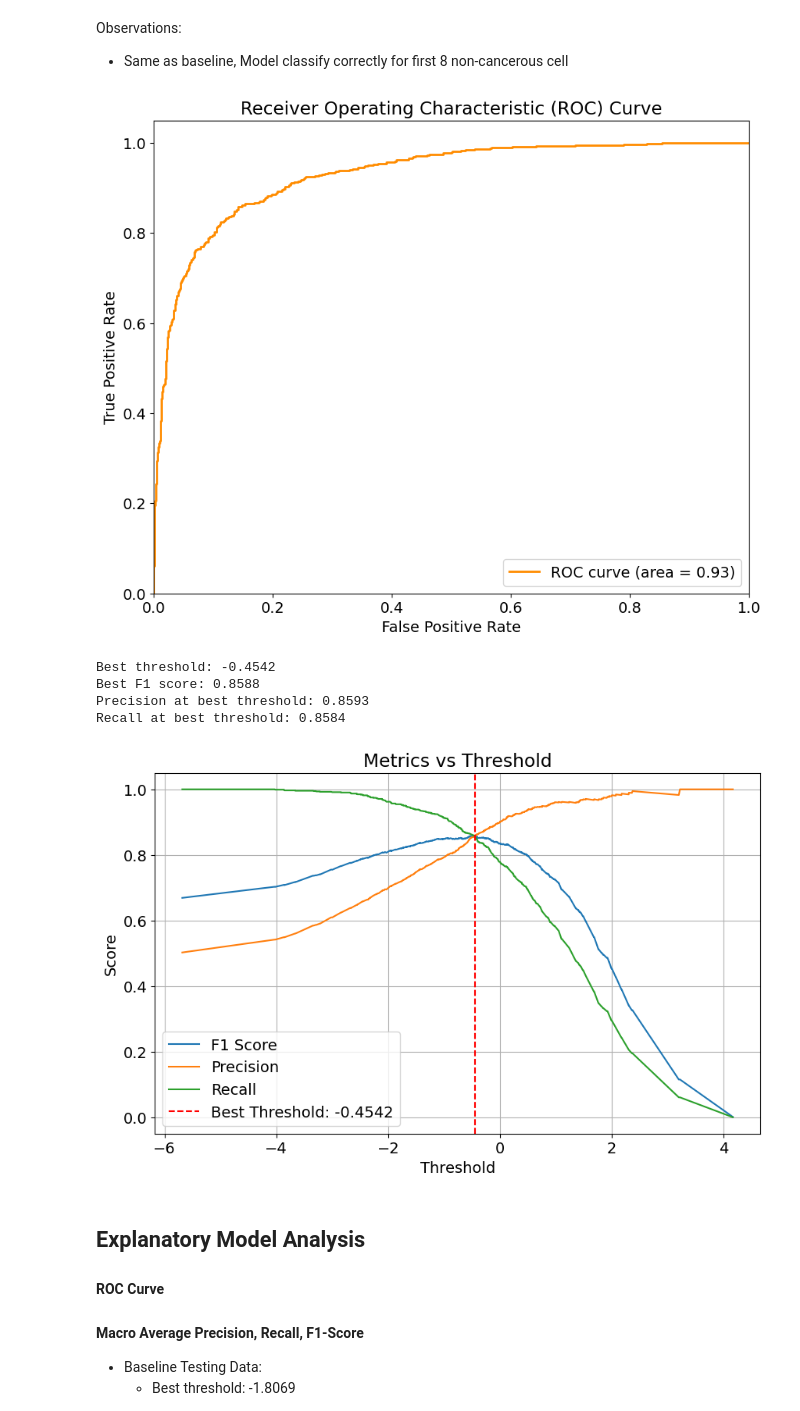
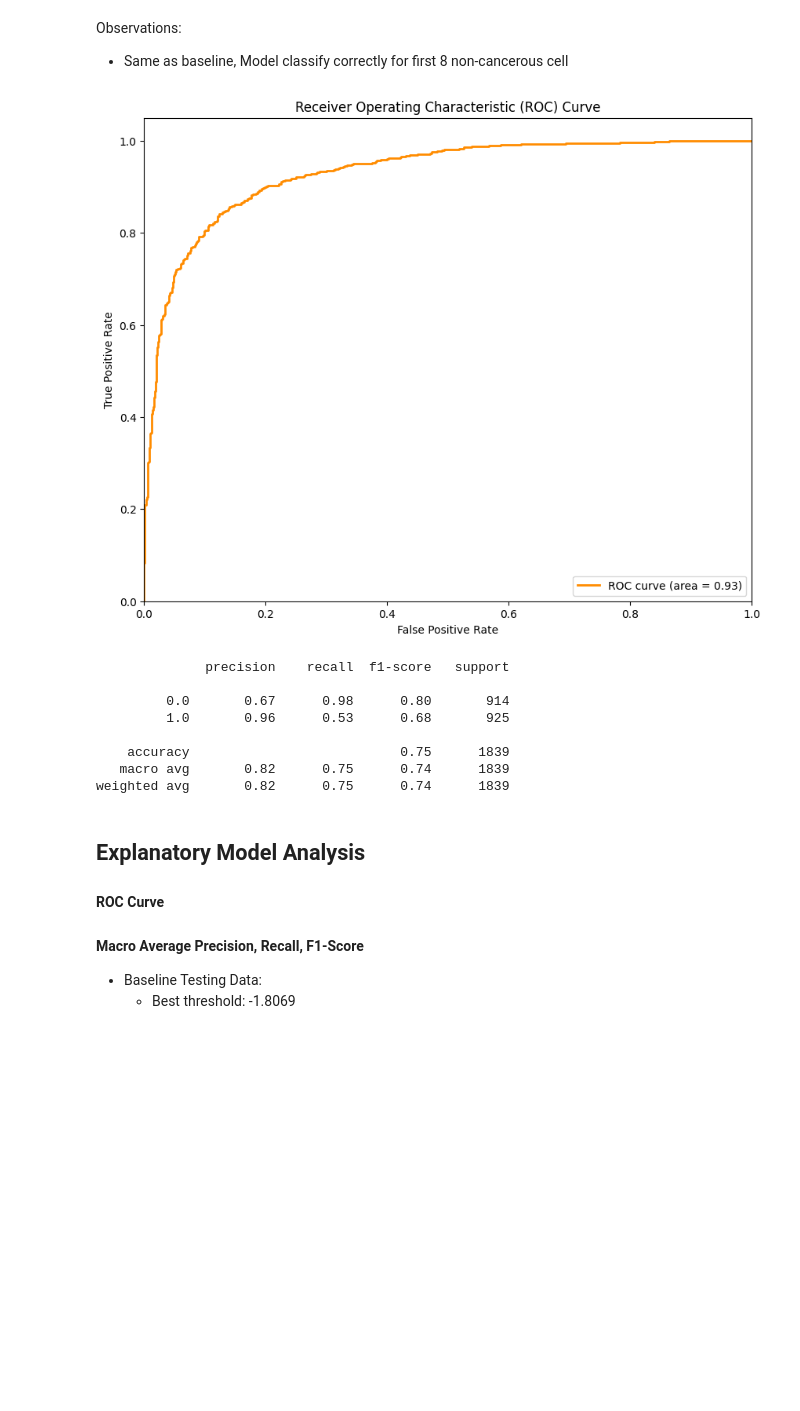
Before and after one commit to Strongsoon/machineLearning, a Jupyter notebook: s3955624_s3899816.ipynb, the cells around one changed output. Saved outputs shown, nothing was run; the diff lists cells and outputs as text; code cells hidden in the pictures; blank space fills up the shorter version.

Commit message:
Added CNN for isCancerous, add classification report for MLP and CNN

```diff
--- a/s3955624_s3899816.ipynb
+++ b/s3955624_s3899816.ipynb
@@ -1720,7 +1736,7 @@ batch_size = 27
 
 isCancerous_base_nn_mlp_train_generator = train_datagen.flow_from_dataframe(
         dataframe=isCancerous_nn_train_data,
-        directory='./patch_images/',
+        directory='./machineLearning/patch_images/',
         x_col="ImageName",
         y_col="isCancerous",
         target_size=(27, 27),
@@ -1730,7 +1746,7 @@ isCancerous_base_nn_mlp_train_generator = train_datagen.flow_from_dataframe(
 
 isCancerous_base_nn_mlp_validation_generator = val_datagen.flow_from_dataframe(
         dataframe=isCancerous_nn_val_data,
-        directory='./patch_images/',
+        directory='./machineLearning/patch_images/',
         x_col="ImageName",
         y_col="isCancerous",
         target_size=(27, 27),
@@ -1833,7 +1849,7 @@ batch_size = 1
 
 isCancerous_base_nn_mlp_test_generator = test_datagen.flow_from_dataframe(
         dataframe=isCancerous_nn_test_data,
-        directory='./patch_images/',
+        directory='./machineLearning/patch_images/',
         x_col="ImageName",
         y_col="isCancerous",
         target_size=(27, 27),
@@ -2083,7 +2062,7 @@ batch_size = 27
 
 isCancerous_advanced_nn_mlp_train_generator = train_datagen.flow_from_dataframe(
         dataframe=isCancerous_nn_train_data,
-        directory='./patch_images/',
+        directory='./machineLearning/patch_images/',
         x_col="ImageName",
         y_col="isCancerous",
         target_size=(27, 27),
@@ -2093,7 +2072,7 @@ isCancerous_advanced_nn_mlp_train_generator = train_datagen.flow_from_dataframe(
 
 isCancerous_advanced_nn_mlp_validation_generator = val_datagen.flow_from_dataframe(
         dataframe=isCancerous_nn_val_data,
-        directory='./patch_images/',
+        directory='./machineLearning/patch_images/',
         x_col="ImageName",
         y_col="isCancerous",
         target_size=(27, 27),
@@ -2176,7 +2155,7 @@ batch_size = 1
 
 isCancerous_advanced_nn_mlp_test_generator = test_datagen.flow_from_dataframe(
         dataframe=isCancerous_nn_test_data,
-        directory='./patch_images/',
+        directory='./machineLearning/patch_images/',
         x_col="ImageName",
         y_col="isCancerous",
         target_size=(27, 27),
@@ -2238,68 +2217,33 @@ y_pred_raw = np.array(y_pred_raw)
 # %%
 # Calculate ROC curve and ROC area
 fpr, tpr, thresholds_roc = roc_curve(y_true, y_pred_raw)
 roc_auc = auc(fpr, tpr)
 
 # Plot ROC curve
 plt.figure(figsize=(10, 8))
 plt.plot(fpr, tpr, color='darkorange', lw=2, label=f'ROC curve (area = {roc_auc:.2f})')
 plt.xlim([0.0, 1.0])
 plt.ylim([0.0, 1.05])
 plt.xlabel('False Positive Rate')
 plt.ylabel('True Positive Rate')
 plt.title('Receiver Operating Characteristic (ROC) Curve')
 plt.legend(loc="lower right")
 plt.show()
-
-# Calculate metrics at each threshold
-f1_scores = []
-precision_scores = []
-recall_scores = []
-
-for threshold in thresholds_roc:
-    y_pred_threshold = (y_pred_raw >= threshold).astype(int)
-
-    # Calculate metrics
-    f1 = f1_score(y_true, y_pred_threshold)
-    precision = precision_score(y_true, y_pred_threshold)
-    recall = recall_score(y_true, y_pred_threshold)
-
-    f1_scores.append(f1)
-    precision_scores.append(precision)
-    recall_scores.append(recall)
-
-# Find threshold with best F1 score
-best_f1_idx = np.argmax(f1_scores)
-best_threshold = thresholds_roc[best_f1_idx]
-best_f1 = f1_scores[best_f1_idx]
-precision_at_best = precision_scores[best_f1_idx]
-recall_at_best = recall_scores[best_f1_idx]
-
-print(f"Best threshold: {best_threshold:.4f}")
-print(f"Best F1 score: {best_f1:.4f}")
-print(f"Precision at best threshold: {precision_at_best:.4f}")
-print(f"Recall at best threshold: {recall_at_best:.4f}")
-
-# Plot F1 scores against thresholds
-plt.figure(figsize=(10, 6))
-plt.plot(thresholds_roc, f1_scores, label='F1 Score')
-plt.plot(thresholds_roc, precision_scores, label='Precision')
-plt.plot(thresholds_roc, recall_scores, label='Recall')
-plt.axvline(x=best_threshold, color='r', linestyle='--',
-            label=f'Best Threshold: {best_threshold:.4f}')
-plt.xlabel('Threshold')
-plt.ylabel('Score')
-plt.title('Metrics vs Threshold')
-plt.legend()
-plt.grid(True)
-plt.show()
 # %% [output]
-[figure, old version]
+[figure, new version]
-Best threshold: -0.4542
-Best F1 score: 0.8588
-Precision at best threshold: 0.8593
-Recall at best threshold: 0.8584
-[figure, removed]
+# %%
+# convert to class labels (0 or 1)
+y_pred_class = (y_pred_raw >= 0.5).astype(int)
+print(classification_report(y_true, y_pred_class))
+# %% [output]
+              precision    recall  f1-score   support
+
+         0.0       0.67      0.98      0.80       914
+         1.0       0.96      0.53      0.68       925
+
+    accuracy                           0.75      1839
+   macro avg       0.82      0.75      0.74      1839
+weighted avg       0.82      0.75      0.74      1839
 # %% [markdown]
 ## Explanatory Model Analysis
 
```
Also changed, not shown: parts of 31 cells of this notebook.
